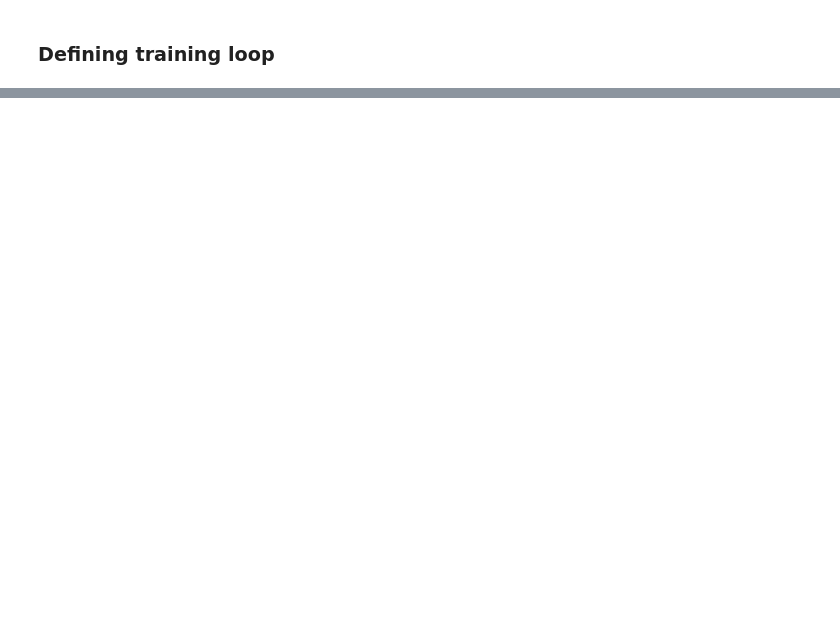
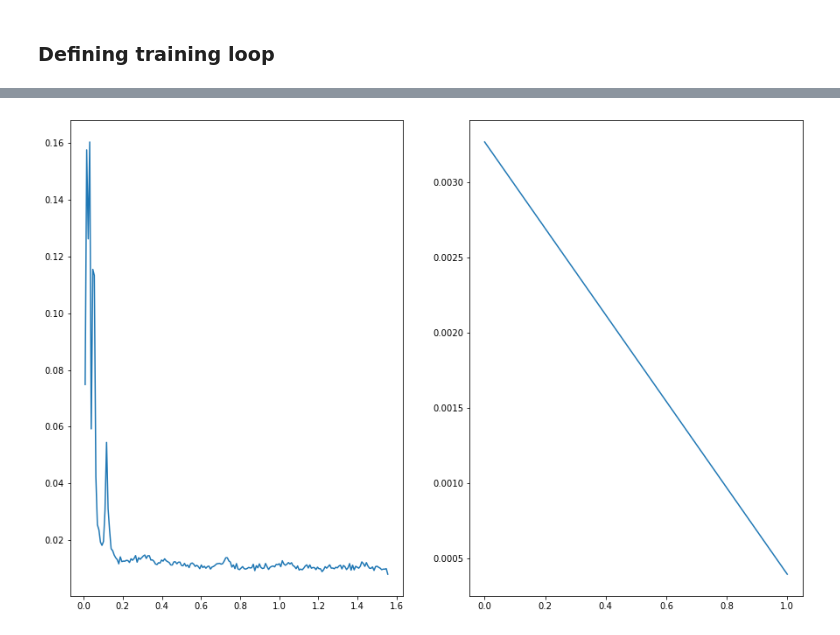
Before and after one commit to FredrikLorentzon/DML_project, a Jupyter notebook: DML_project.ipynb, the cells around one changed output, grey strips where cells are left out. Cells and saved outputs as stored; diff of their text form; code cells hidden in the pictures; blank space fills up the shorter version.

```diff
--- a/DML_project.ipynb
+++ b/DML_project.ipynb
@@ -307,0 +355,7 @@ KeyboardInterrupt:
+# %%
+fig1, (ax1, ax2) = plt.subplots(1, 2, figsize=(15,10))
+ax1.plot(train_t, train_loss_list)
+ax2.plot(val_t, val_loss_list)
+plt.show()
+# %% [output]
+[figure, added]
```
Also changed, not shown: parts of 7 cells of this notebook.
